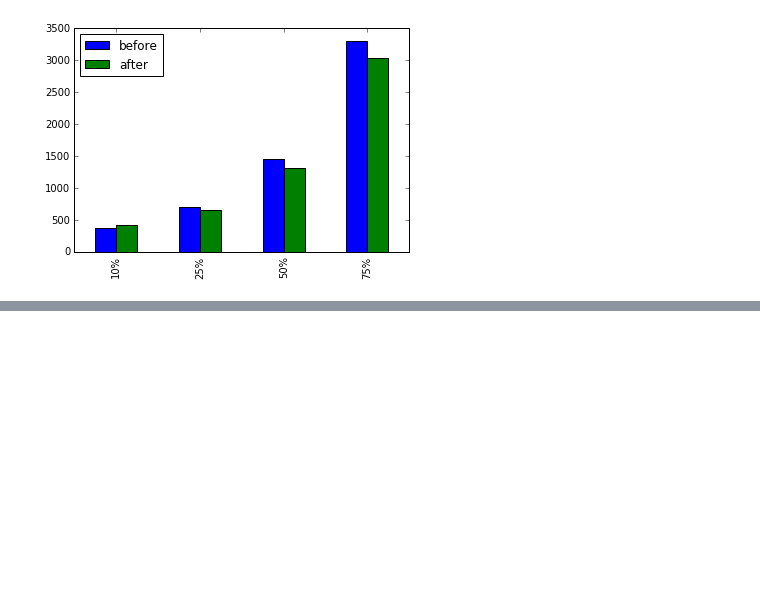
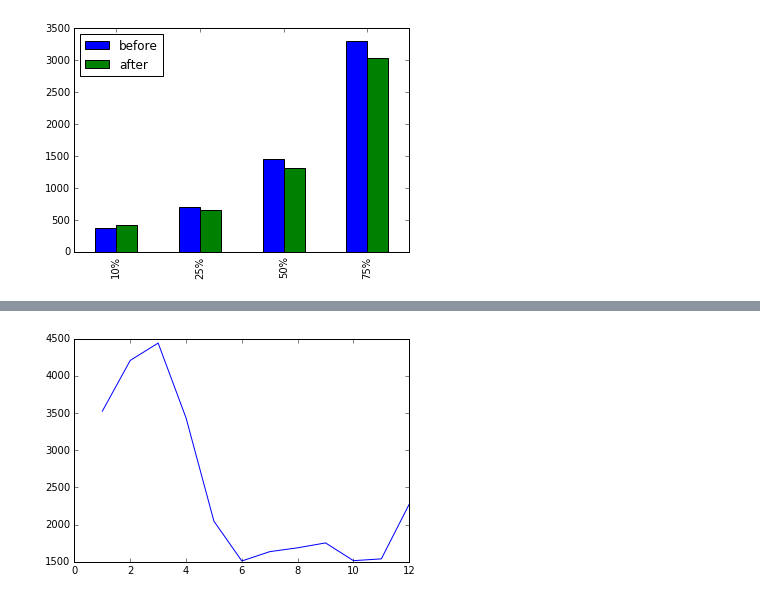
Before and after one commit to johnpfay/Water-Data-Bootcamp, a Jupyter notebook: 1_StreamFlow/Python/02-Data-Exploration.ipynb, the cells around one changed output, grey strips where cells are left out. Saved outputs shown, nothing was run; the diff lists cells and outputs as text; code cells hidden in the pictures; blank space fills up the shorter version.

```diff
--- a/1_StreamFlow/Python/02-Data-Exploration.ipynb
+++ b/1_StreamFlow/Python/02-Data-Exploration.ipynb
@@ -152,0 +144,3 @@ plt.plot(dfPre)
+# %%
+df['Mo'] = df['datetime'].map(lambda x: x.month)
+df.head()
@@ -152,0 +155,4 @@ plt.plot(dfPre)
+# %%
+byMonth = df.groupby('Mo')
+# %%
+monthlyDF = byMonth['discharge'].mean()
@@ -152,0 +176,4 @@ plt.plot(dfPre)
+# %%
+plt.plot(monthlyDF,);
+# %% [output]
+[figure, added]
```
Also changed, not shown: parts of 10 cells of this notebook.
